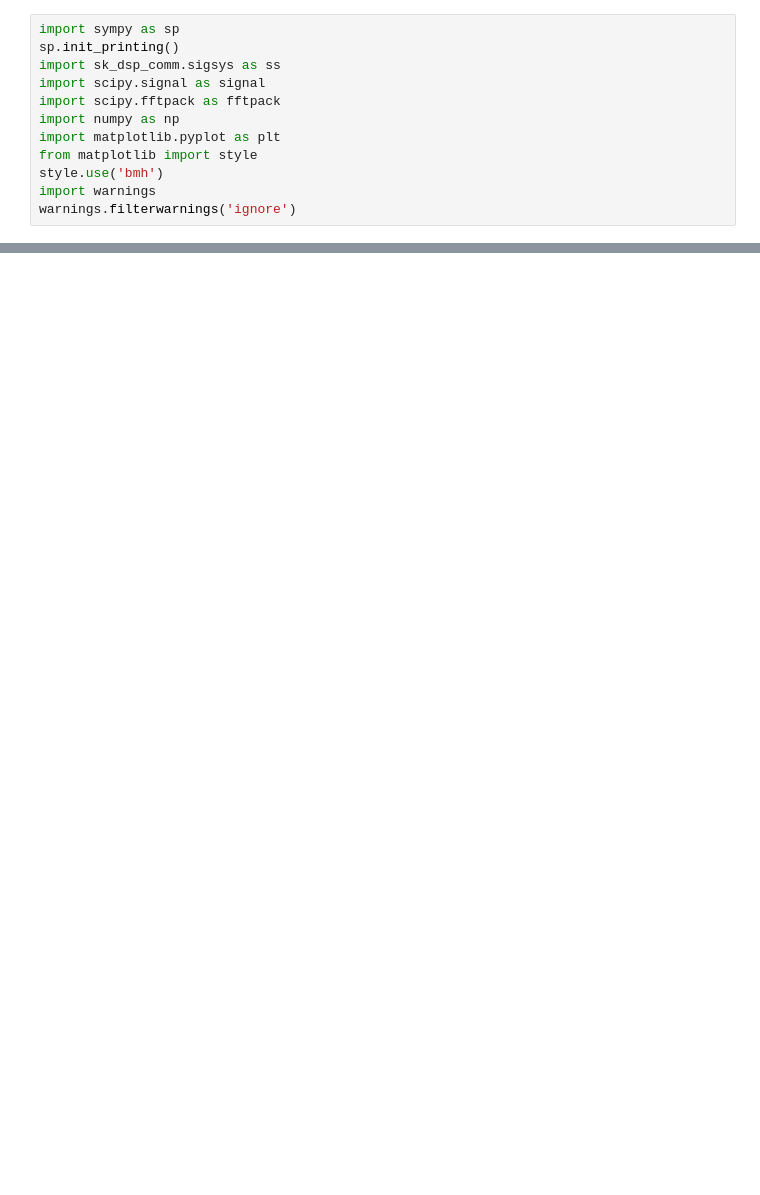
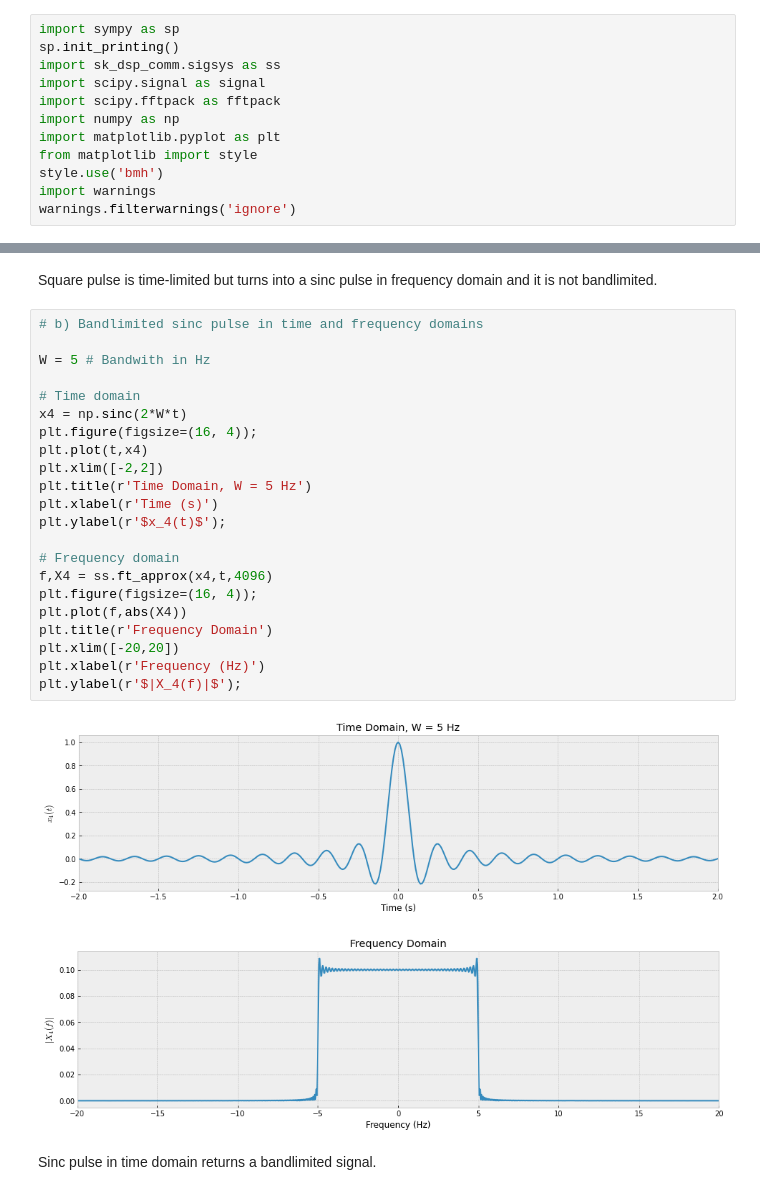
Before and after one commit to Haahdek/Lopputyo, a Jupyter notebook: Final work signals.ipynb, the cells around one changed output, grey strips where cells are left out. Saved outputs shown, nothing was run; the diff lists cells and outputs as text; blank space fills up the shorter version.

```diff
--- a/Final work signals.ipynb
+++ b/Final work signals.ipynb
@@ -82,0 +57,29 @@ Signal is bandlimited because amplitude is 0 around specified frequency 2Hz.
+# %% [markdown]
+Square pulse is time-limited but turns into a sinc pulse in frequency domain and it is not bandlimited.
+# %%
+# b) Bandlimited sinc pulse in time and frequency domains
+
+W = 5 # Bandwith in Hz
+
+# Time domain
+x4 = np.sinc(2*W*t)
+plt.figure(figsize=(16, 4));
+plt.plot(t,x4)
+plt.xlim([-2,2])
+plt.title(r'Time Domain, W = 5 Hz')
+plt.xlabel(r'Time (s)')
+plt.ylabel(r'$x_4(t)$');
+
+# Frequency domain
+f,X4 = ss.ft_approx(x4,t,4096)
+plt.figure(figsize=(16, 4));
+plt.plot(f,abs(X4))
+plt.title(r'Frequency Domain')
+plt.xlim([-20,20])
+plt.xlabel(r'Frequency (Hz)')
+plt.ylabel(r'$|X_4(f)|$');
+# %% [output]
+[figure, added]
+[figure, added]
+# %% [markdown]
+Sinc pulse in time domain returns a bandlimited signal.
```
Also changed, not shown: parts of 10 cells of this notebook.
